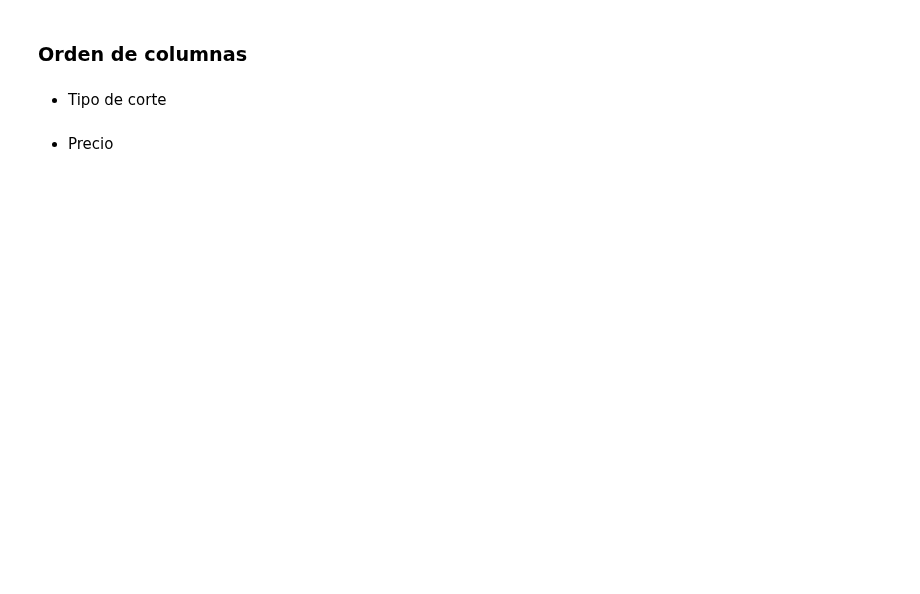
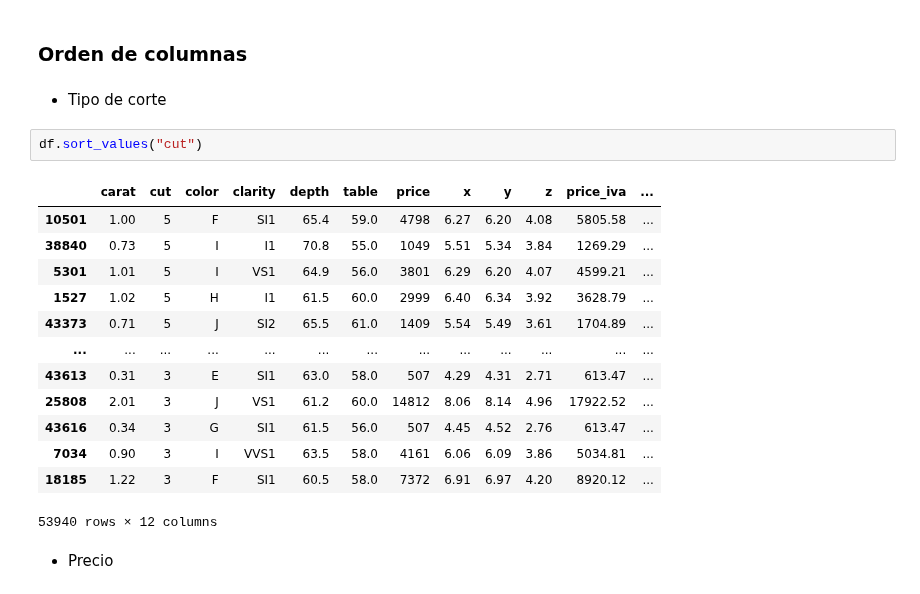
Before and after one commit to ceciorosco/Cecilia-Repositorio, a Jupyter notebook: Ejercicios_entregables_por_modulo/m3_datascience_Cecilia_Ines_orosco_cambeses.ipynb, the cells around one changed output. Drawn from its saved outputs; the diff is of its cells as text; blank space fills up the shorter version.

```diff
--- a/Ejercicios_entregables_por_modulo/m3_datascience_Cecilia_Ines_orosco_cambeses.ipynb
+++ b/Ejercicios_entregables_por_modulo/m3_datascience_Cecilia_Ines_orosco_cambeses.ipynb
@@ -202,5 +259,21 @@ memory usage: 3.1+ MB
 ### Orden de columnas
 # %% [markdown]
 * Tipo de corte
+# %%
+df.sort_values("cut")
+# %% [output]
+|  | carat | cut | color | clarity | depth | table | price | x | y | z | price_iva | ... |
+| 10501 | 1.00 | 5 | F | SI1 | 65.4 | 59.0 | 4798 | 6.27 | 6.20 | 4.08 | 5805.58 | ... |
+| 38840 | 0.73 | 5 | I | I1 | 70.8 | 55.0 | 1049 | 5.51 | 5.34 | 3.84 | 1269.29 | ... |
+| 5301 | 1.01 | 5 | I | VS1 | 64.9 | 56.0 | 3801 | 6.29 | 6.20 | 4.07 | 4599.21 | ... |
+| 1527 | 1.02 | 5 | H | I1 | 61.5 | 60.0 | 2999 | 6.40 | 6.34 | 3.92 | 3628.79 | ... |
+| 43373 | 0.71 | 5 | J | SI2 | 65.5 | 61.0 | 1409 | 5.54 | 5.49 | 3.61 | 1704.89 | ... |
+| ... | ... | ... | ... | ... | ... | ... | ... | ... | ... | ... | ... | ... |
+| 43613 | 0.31 | 3 | E | SI1 | 63.0 | 58.0 | 507 | 4.29 | 4.31 | 2.71 | 613.47 | ... |
+| 25808 | 2.01 | 3 | J | VS1 | 61.2 | 60.0 | 14812 | 8.06 | 8.14 | 4.96 | 17922.52 | ... |
+| 43616 | 0.34 | 3 | G | SI1 | 61.5 | 56.0 | 507 | 4.45 | 4.52 | 2.76 | 613.47 | ... |
+| 7034 | 0.90 | 3 | I | VVS1 | 63.5 | 58.0 | 4161 | 6.06 | 6.09 | 3.86 | 5034.81 | ... |
+| 18185 | 1.22 | 3 | F | SI1 | 60.5 | 58.0 | 7372 | 6.91 | 6.97 | 4.20 | 8920.12 | ... |
+53940 rows × 12 columns
 # %% [markdown]
 * Precio
```
Also changed, not shown: parts of 21 cells of this notebook.
